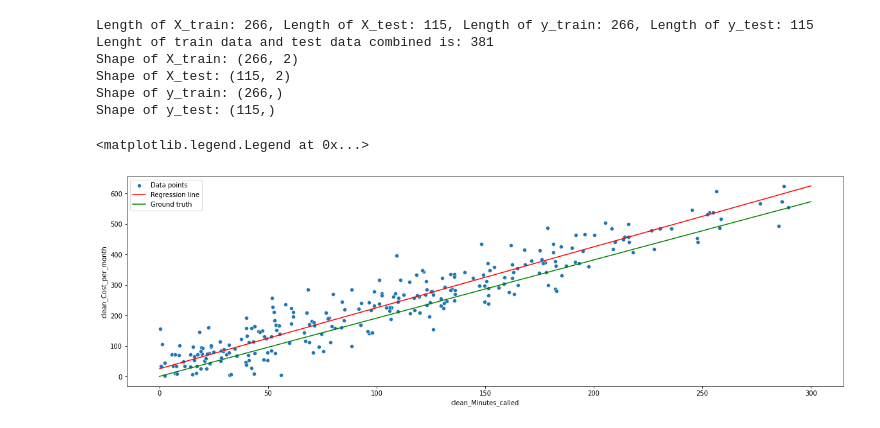
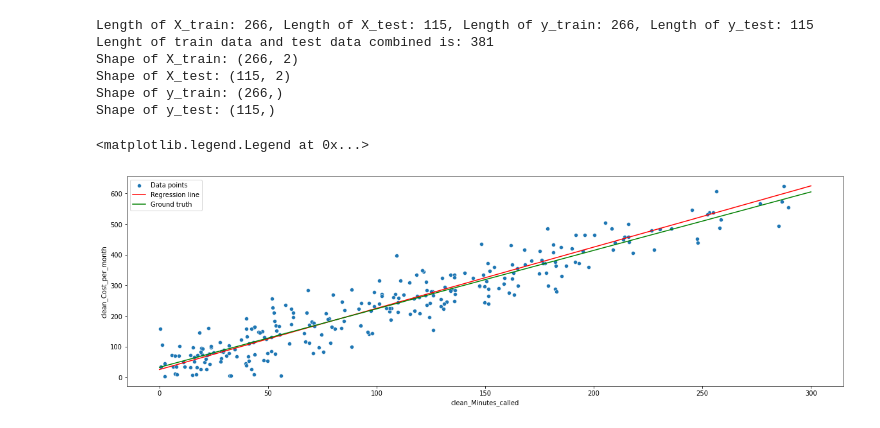
Before and after one commit to FabianAndersson17/Machinelearning-Fabian-Andersson, a Jupyter notebook: Exercises/Exercise_0_Linear_regression.ipynb, the cells around one changed output. Saved outputs shown, nothing was run; the diff lists cells and outputs as text; code cells hidden in the pictures.

```diff
--- a/Exercises/Exercise_0_Linear_regression.ipynb
+++ b/Exercises/Exercise_0_Linear_regression.ipynb
@@ -73,15 +73,15 @@ Shape of y_test: (115,)
 # %%
 (X_train, X_test, y_train, y_test) = train_test_split(clean_phone_data["clean_Minutes_called"], clean_phone_data["clean_Cost_per_month"])
 regression_fit = lambda X, y: np.linalg.inv(X.T @ X) @ X.T @ y
 beta_hat = np.linalg.inv(X_train.T @ X_train) @ X_train.T @ y_train
 
 x = np.linspace(0, 300)
 
 plt.figure(figsize = (20, 6))
 sns.scatterplot(x=X_train["clean_Minutes_called"], y=y_train)
 sns.lineplot(x=x, y=25+2*x, color="red")
-sns.lineplot(x=x, y=beta_hat[1]*x, color="green")
+sns.lineplot(x=x, y=beta_hat[0]+beta_hat[1]*x, color="green")
 plt.legend(["Data points", "Regression line", "Ground truth"])
 # %% [output]
 <matplotlib.legend.Legend at 0x...>
-[figure, old version]
+[figure, new version]
```
